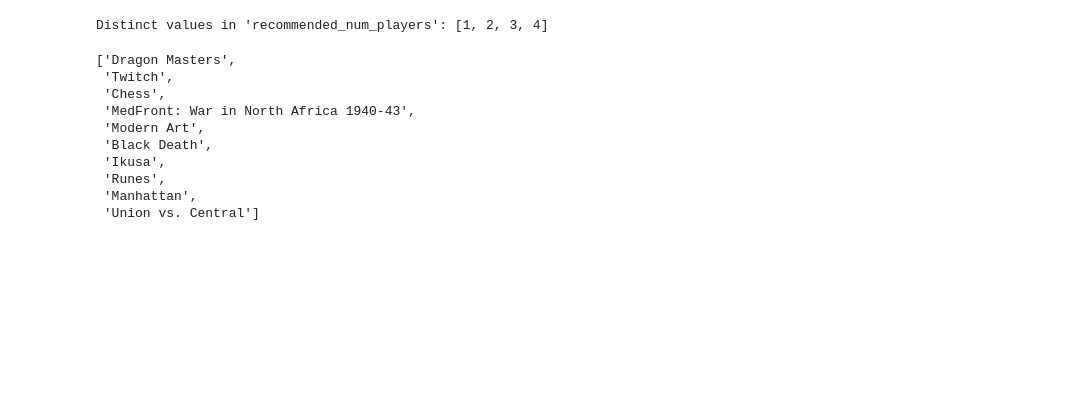
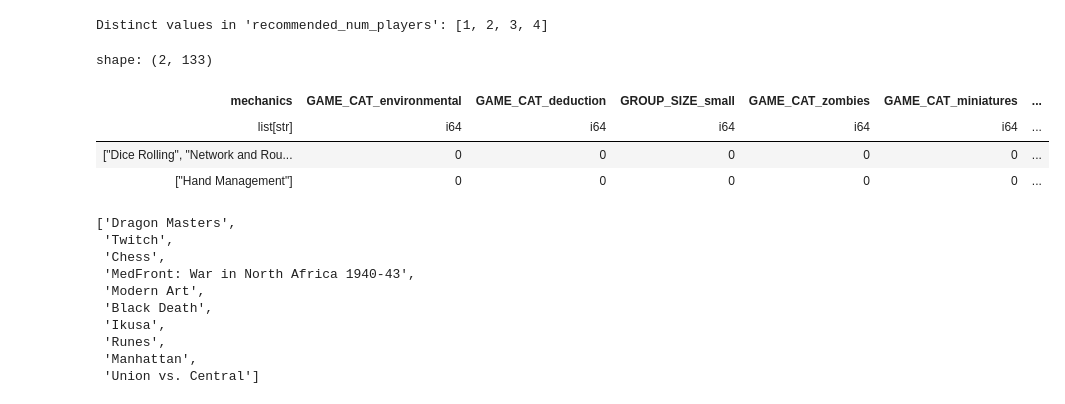
Before and after one commit to Wilowisp98/boardom_buster, a Jupyter notebook: all.ipynb, the cells around one changed output. Cells and saved outputs as stored; diff of their text form; code cells hidden in the pictures; blank space fills up the shorter version.

```diff
--- a/all.ipynb
+++ b/all.ipynb
@@ -418,6 +420,14 @@ Distinct values in 'recommended_num_players': [1, 2, 3, 4]
 import polars as pl
 
 df = pl.read_json("game_data.json")
+# %%
+df.filter(pl.col("game_name") == 'Illuminati')
+# %% [output]
+shape: (2, 133)
+| mechanics | GAME_CAT_environmental | GAME_CAT_deduction | GROUP_SIZE_small | GAME_CAT_zombies | GAME_CAT_miniatures | ... |
+| list[str] | i64 | i64 | i64 | i64 | i64 | ... |
+| ["Dice Rolling", "Network and Rou... | 0 | 0 | 0 | 0 | 0 | ... |
+| ["Hand Management"] | 0 | 0 | 0 | 0 | 0 | ... |
 # %%
 game_names = df.sample(n=10, shuffle=True).select("game_name").to_series().to_list()
 # %%
```
Also changed, not shown: parts of 1 cell of this notebook, 4 other files.
